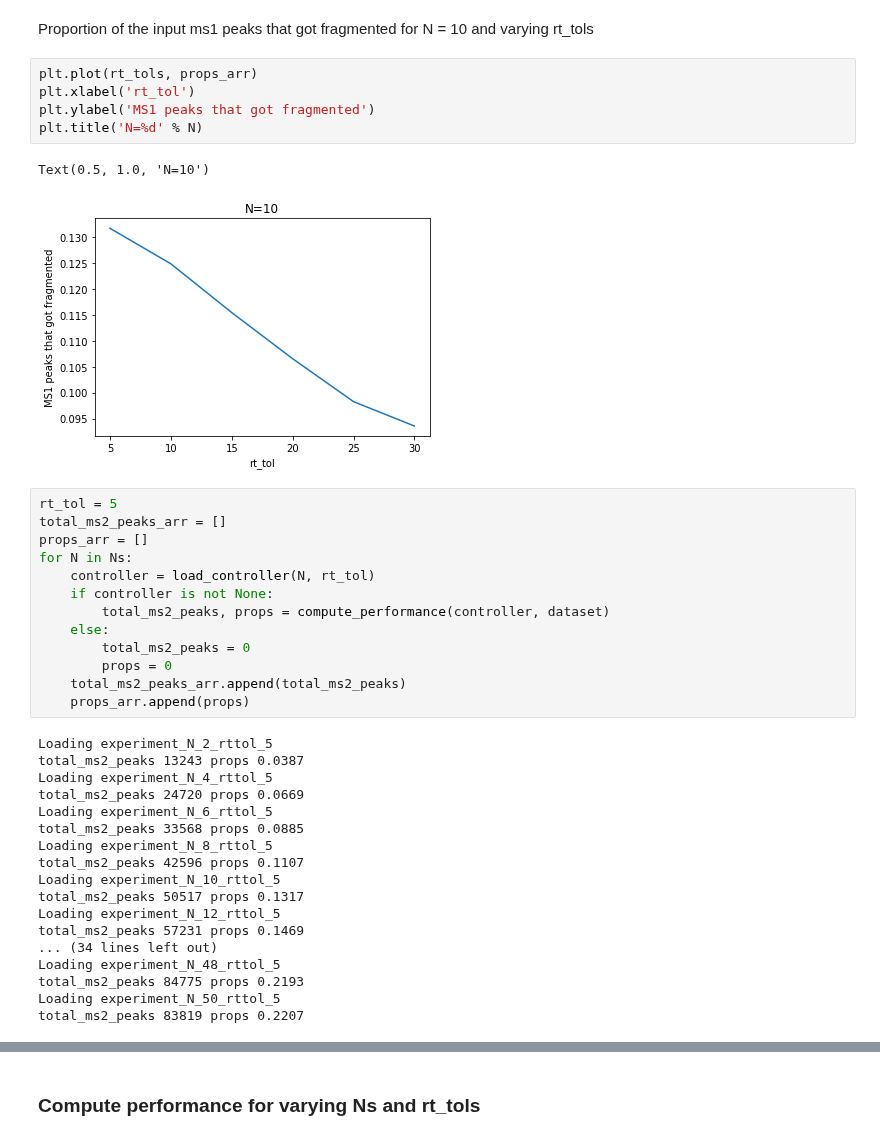
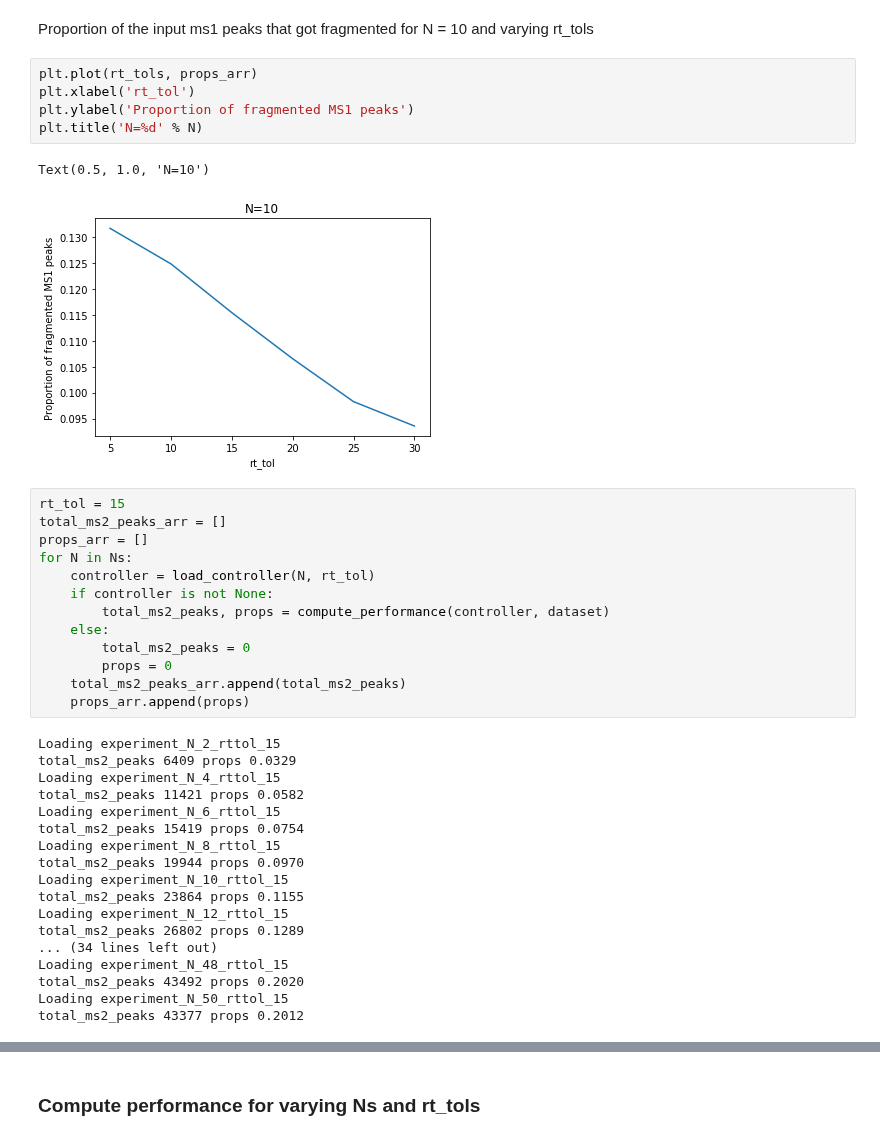
Before and after one commit to sdrogers/clms, a Jupyter notebook: Simulator/notebooks/top-N-experiments-analysis.ipynb, the cells around one changed output, grey strips where cells are left out. Drawn from its saved outputs; the diff is of its cells as text.

```diff
--- a/Simulator/notebooks/top-N-experiments-analysis.ipynb
+++ b/Simulator/notebooks/top-N-experiments-analysis.ipynb
@@ -129,13 +129,13 @@ Proportion of the input ms1 peaks that got fragmented for N = 10 and varying rt_
 # %%
 plt.plot(rt_tols, props_arr)
 plt.xlabel('rt_tol')
-plt.ylabel('MS1 peaks that got fragmented')
+plt.ylabel('Proportion of fragmented MS1 peaks')
 plt.title('N=%d' % N)
 # %% [output]
 Text(0.5, 1.0, 'N=10')
-[figure, old version]
+[figure, new version]
 # %%
-rt_tol = 5
+rt_tol = 15
 total_ms2_peaks_arr = []
 props_arr = []
 for N in Ns:
@@ -148,21 +148,21 @@ for N in Ns:
     total_ms2_peaks_arr.append(total_ms2_peaks)
     props_arr.append(props)
 # %% [output]
-Loading experiment_N_2_rttol_5
-total_ms2_peaks 13243 props 0.0387
-Loading experiment_N_4_rttol_5
-total_ms2_peaks 24720 props 0.0669
-Loading experiment_N_6_rttol_5
-total_ms2_peaks 33568 props 0.0885
-Loading experiment_N_8_rttol_5
-total_ms2_peaks 42596 props 0.1107
-Loading experiment_N_10_rttol_5
-total_ms2_peaks 50517 props 0.1317
-Loading experiment_N_12_rttol_5
-total_ms2_peaks 57231 props 0.1469
+Loading experiment_N_2_rttol_15
+total_ms2_peaks 6409 props 0.0329
+Loading experiment_N_4_rttol_15
+total_ms2_peaks 11421 props 0.0582
+Loading experiment_N_6_rttol_15
+total_ms2_peaks 15419 props 0.0754
+Loading experiment_N_8_rttol_15
+total_ms2_peaks 19944 props 0.0970
+Loading experiment_N_10_rttol_15
+total_ms2_peaks 23864 props 0.1155
+Loading experiment_N_12_rttol_15
+total_ms2_peaks 26802 props 0.1289
 ... (34 lines left out)
-Loading experiment_N_48_rttol_5
-total_ms2_peaks 84775 props 0.2193
-Loading experiment_N_50_rttol_5
-total_ms2_peaks 83819 props 0.2207
+Loading experiment_N_48_rttol_15
+total_ms2_peaks 43492 props 0.2020
+Loading experiment_N_50_rttol_15
+total_ms2_peaks 43377 props 0.2012
 # %% [markdown]
```
Also changed, not shown: parts of 4 cells of this notebook, 6 other files.
